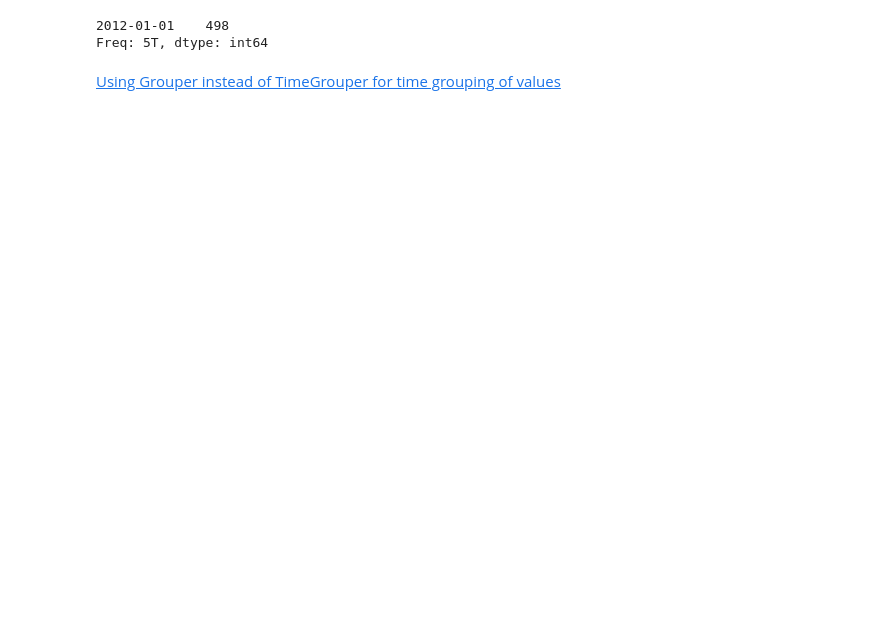
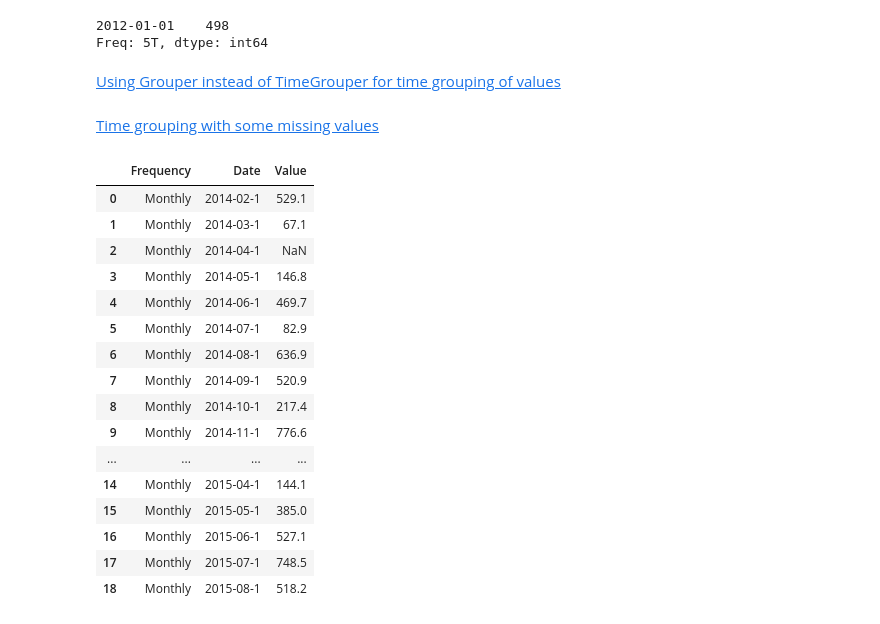
Before and after one commit to bgroveben/python3_machine_learning_projects, a Jupyter notebook: learn_kaggle/pandas/pandas_cookbook.ipynb, the cells around one changed output. Drawn from its saved outputs; the diff is of its cells as text; code cells hidden in the pictures; blank space fills up the shorter version.

Commit message:
Getting to know pandas groupby function

```diff
--- a/learn_kaggle/pandas/pandas_cookbook.ipynb
+++ b/learn_kaggle/pandas/pandas_cookbook.ipynb
@@ -1800,3 +1800,46 @@ ts.resample('5Min').max()
 Freq: 5T, dtype: int64
 # %% [markdown]
 [Using Grouper instead of TimeGrouper for time grouping of values](https://stackoverflow.com/questions/15297053/how-can-i-divide-single-values-of-a-dataframe-by-monthly-averages)
+# %% [markdown]
+[Time grouping with some missing values](https://stackoverflow.com/questions/33637312/pandas-grouper-by-frequency-with-completeness-requirement)
+# %%
+df = pd.DataFrame([
+  ('Monthly','2014-02-1', 529.1),
+  ('Monthly','2014-03-1',  67.1),
+  ('Monthly','2014-04-1', np.nan),
+  ('Monthly','2014-05-1', 146.8),
+  ('Monthly','2014-06-1', 469.7),
+  ('Monthly','2014-07-1',  82.9),
+  ('Monthly','2014-08-1', 636.9),
+  ('Monthly','2014-09-1', 520.9),
+  ('Monthly','2014-10-1', 217.4),
+  ('Monthly','2014-11-1', 776.6),
+  ('Monthly','2014-12-1',  18.4),
+  ('Monthly','2015-01-1', 376.7),
+  ('Monthly','2015-02-1', 266.5),
+  ('Monthly','2015-03-1', np.nan),
+  ('Monthly','2015-04-1', 144.1),
+  ('Monthly','2015-05-1', 385.0),
+  ('Monthly','2015-06-1', 527.1),
+  ('Monthly','2015-07-1', 748.5),
+  ('Monthly','2015-08-1', 518.2)],
+  columns=['Frequency','Date','Value'])
+df
+# %% [output]
+|  | Frequency | Date | Value |
+| 0 | Monthly | 2014-02-1 | 529.1 |
+| 1 | Monthly | 2014-03-1 | 67.1 |
+| 2 | Monthly | 2014-04-1 | NaN |
+| 3 | Monthly | 2014-05-1 | 146.8 |
+| 4 | Monthly | 2014-06-1 | 469.7 |
+| 5 | Monthly | 2014-07-1 | 82.9 |
+| 6 | Monthly | 2014-08-1 | 636.9 |
+| 7 | Monthly | 2014-09-1 | 520.9 |
+| 8 | Monthly | 2014-10-1 | 217.4 |
+| 9 | Monthly | 2014-11-1 | 776.6 |
+| ... | ... | ... | ... |
+| 14 | Monthly | 2015-04-1 | 144.1 |
+| 15 | Monthly | 2015-05-1 | 385.0 |
+| 16 | Monthly | 2015-06-1 | 527.1 |
+| 17 | Monthly | 2015-07-1 | 748.5 |
+| 18 | Monthly | 2015-08-1 | 518.2 |
```
Also changed, not shown: parts of 32 cells of this notebook.
